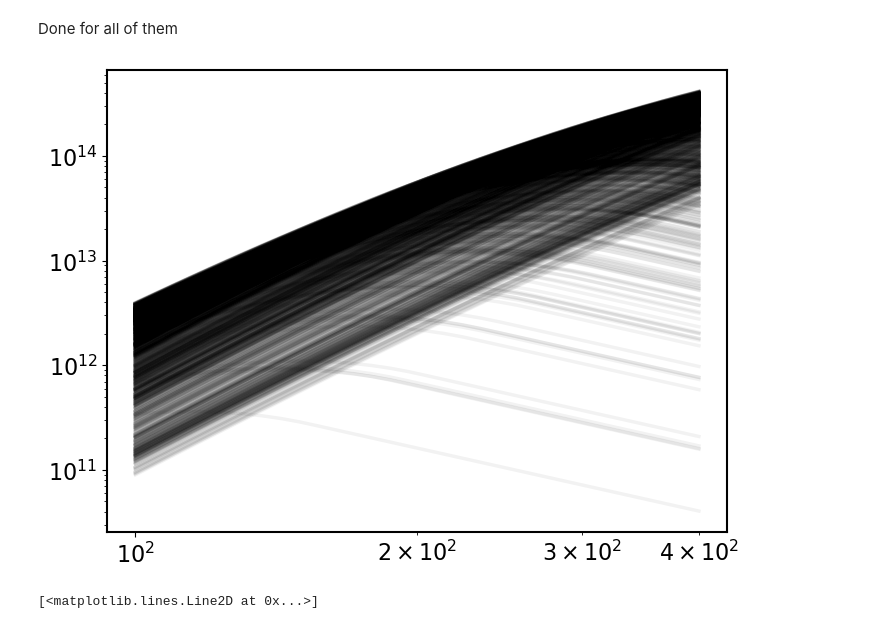
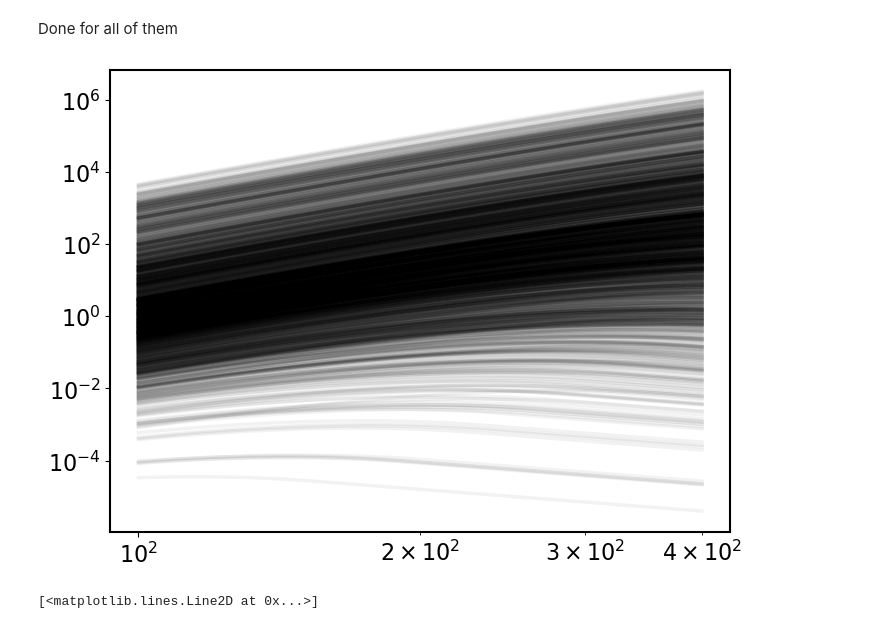
Before and after one commit to kokron/skyLine, a Jupyter notebook: notebooks/TdustPerGalaxyCompute-WIP-Jose.ipynb, the cells around one changed output. Saved outputs shown, nothing was run; the diff lists cells and outputs as text; code cells hidden in the pictures.

```diff
--- a/notebooks/TdustPerGalaxyCompute-WIP-Jose.ipynb
+++ b/notebooks/TdustPerGalaxyCompute-WIP-Jose.ipynb
@@ -302,7 +405,7 @@ rng = np.random.default_rng(seed)
 LIR_pars = dict(IRX_name='Bouwens2020', log10Ms_IRX=9.63, alpha_IRX=1.37, sigma_IRX=0.2,
             K_IR=1.38e-10, K_UV=1.53e-10)
 
-LIRvec = LIR([], LC_CO.halo_catalog_all, LC_CO.halo_catalog_all['SFR_HALO'], LIR_pars, rng)
+LIRvec = LIR([], LC_CO.halo_catalog_all['SFR_HALO'], LC_CO.halo_catalog_all['SM_HALO'], LIR_pars, rng)
 # %%
 LC_CO.halo_catalog_all['SFR_HALO']
 # %% [output]
@@ -401,7 +504,7 @@ inds = mdust>0
 start = time.time()
 betavec = np.linspace(1, 4, 1000)
 for i in range(5000):
-    plt.plot(betavec, efe(betavec, LIRvec[inds][i].value,mdust[inds][i]), color='k', alpha=0.01)
+    plt.plot(betavec, efe(betavec, LIRvec[inds][i].value,(mdust[inds])[i]), color='k', alpha=0.01)
 # plt.ylim(0, 5020)
 plt.ylim(-50, 50)
 plt.grid()
@@ -471,5 +574,6 @@ Done for all of them
 # %%
 Tdust,beta = SED_args(LC_CO.halo_catalog_all,LIRvec)
 # %%
+inds = (LIRvec>0)
 nu0 = np.logspace(2,np.log10(400),32)*u.GHz
-nu = nu0[:,None]*(1+LC_CO.halo_catalog_all['Z'])
+nu = nu0[:,None]*(1+LC_CO.halo_catalog_all['Z'][inds])
@@ -478,12 +582,13 @@ inds = (LIRvec>0)
 # %%
-sed = SED_array(nu[:,inds],Tdust,beta)
+sed = SED_array(nu,Tdust,beta)
+norm = SEDnorm(Tdust,beta)
 # %%
 N = 100
 for i in range(int(sed.shape[1]/N)):
     ic = int(N*i)
-    plt.loglog(nu0,sed[:,ic],c='k',alpha=0.05)
+    plt.loglog(nu0,sed[:,ic]/norm[ic]*LIRvec[inds][ic],c='k',alpha=0.05)
 # %% [output]
-[figure, old version]
+[figure, new version]
 # %%
 tau_nu = np.exp(-(nu0.value-0.5*(nu0.value[-1]+nu0.value[0]))**2/(50)**2)*u.GHz**-1
 plt.plot(nu0,tau_nu)
```
Also changed, not shown: parts of 16 cells of this notebook.
